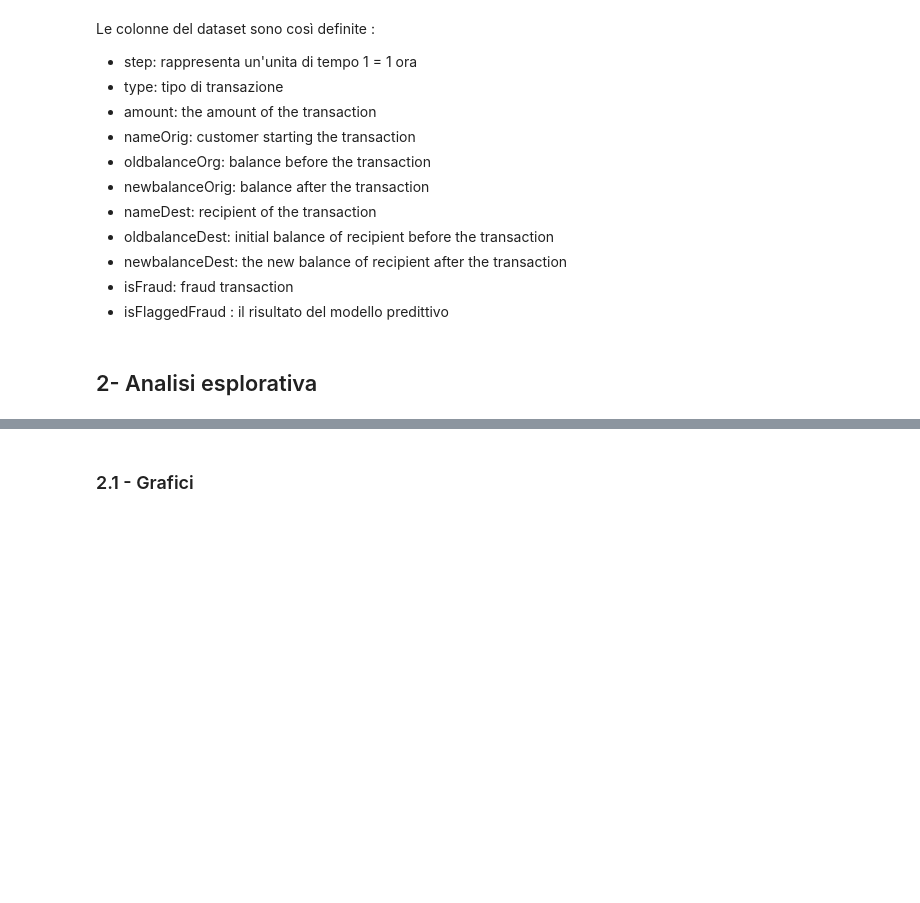
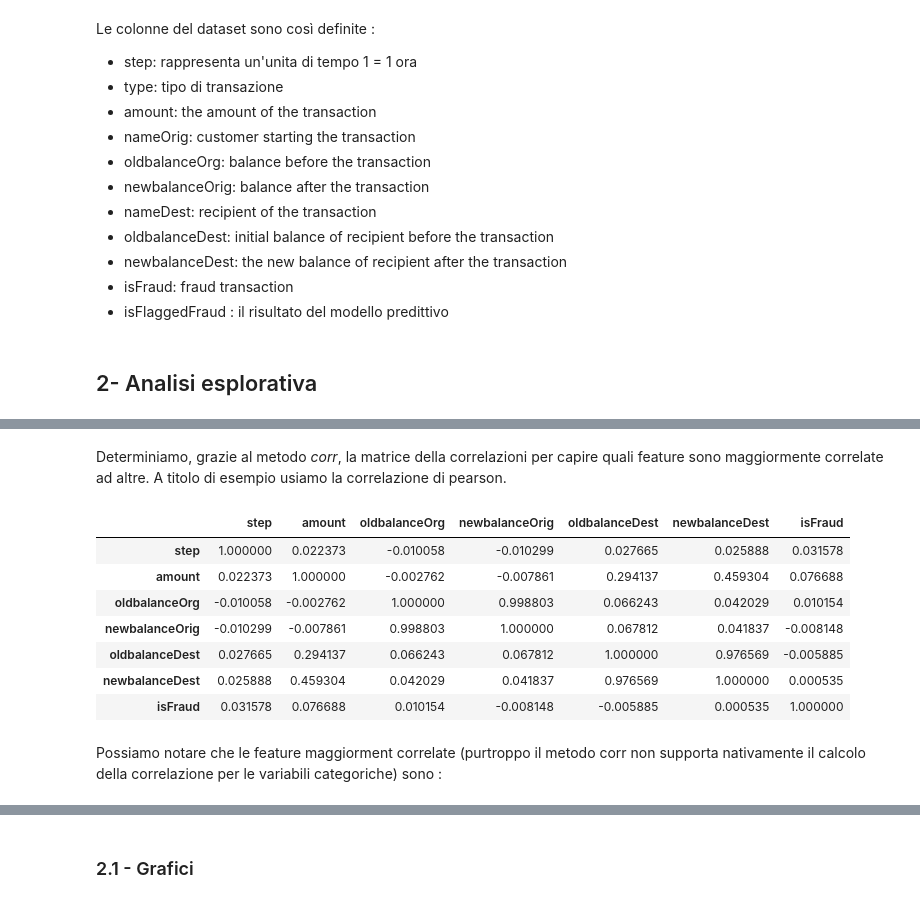
Before and after one commit to FedericoCampanozzi/FraudDetection, a Jupyter notebook: code/main.ipynb, the cells around one changed output, grey strips where cells are left out. Saved outputs shown, nothing was run; the diff lists cells and outputs as text; code cells hidden in the pictures; blank space fills up the shorter version.

```diff
--- a/code/main.ipynb
+++ b/code/main.ipynb
@@ -69,0 +71,15 @@ pd.DataFrame(data=vMtx,
+# %% [markdown]
+Determiniamo, grazie al metodo *corr*, la matrice della correlazioni per capire quali feature sono maggiormente correlate ad altre. A titolo di esempio usiamo la correlazione di pearson.
+# %%
+transactions.drop(columns=["isFlaggedFraud"]).corr(method='pearson')
+# %% [output]
+|  | step | amount | oldbalanceOrg | newbalanceOrig | oldbalanceDest | newbalanceDest | isFraud |
+| step | 1.000000 | 0.022373 | -0.010058 | -0.010299 | 0.027665 | 0.025888 | 0.031578 |
+| amount | 0.022373 | 1.000000 | -0.002762 | -0.007861 | 0.294137 | 0.459304 | 0.076688 |
+| oldbalanceOrg | -0.010058 | -0.002762 | 1.000000 | 0.998803 | 0.066243 | 0.042029 | 0.010154 |
+| newbalanceOrig | -0.010299 | -0.007861 | 0.998803 | 1.000000 | 0.067812 | 0.041837 | -0.008148 |
+| oldbalanceDest | 0.027665 | 0.294137 | 0.066243 | 0.067812 | 1.000000 | 0.976569 | -0.005885 |
+| newbalanceDest | 0.025888 | 0.459304 | 0.042029 | 0.041837 | 0.976569 | 1.000000 | 0.000535 |
+| isFraud | 0.031578 | 0.076688 | 0.010154 | -0.008148 | -0.005885 | 0.000535 | 1.000000 |
+# %% [markdown]
+Possiamo notare che le feature maggiorment correlate (purtroppo il metodo corr non supporta nativamente il calcolo della correlazione per le variabili categoriche) sono :
```
Also changed, not shown: parts of 55 cells of this notebook, 3 other files.
